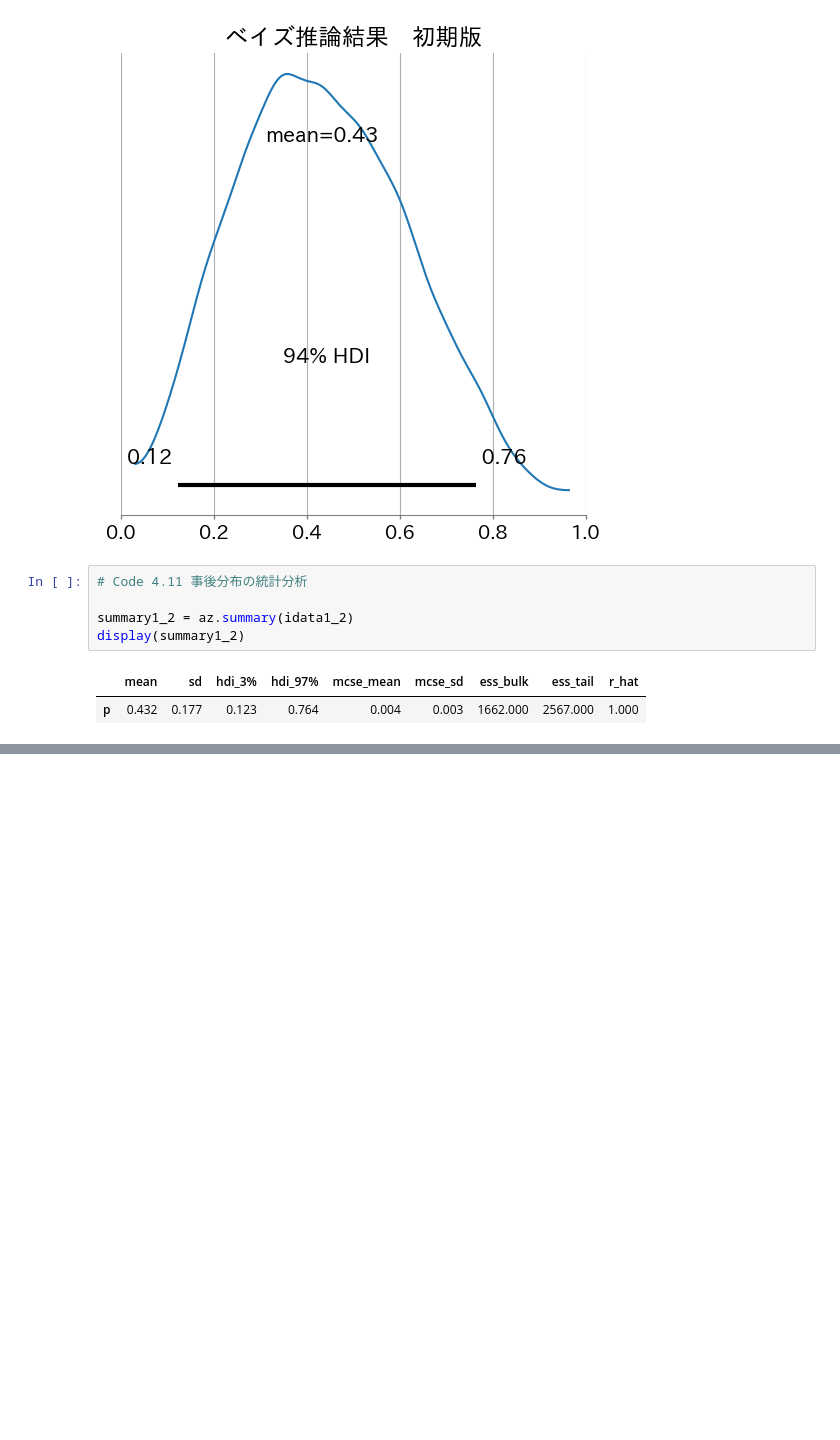
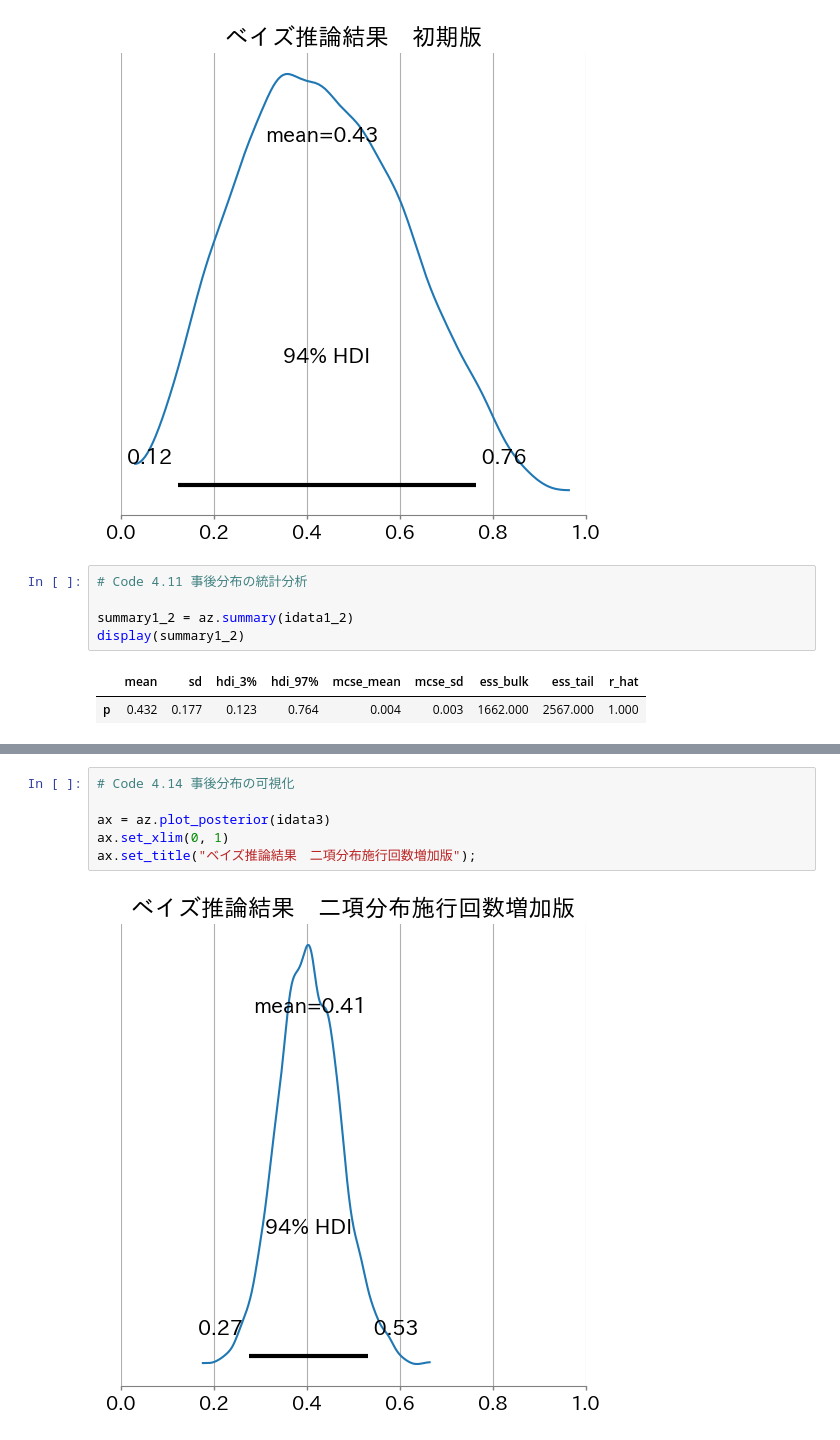
Before and after one commit to Nagayu71/basic-intro-Bayes-infer, a Jupyter notebook: chap4_first_tutorial_bayes_infer.ipynb, the cells around one changed output, grey strips where cells are left out. Cells and saved outputs as stored; diff of their text form; blank space fills up the shorter version.

```diff
--- a/chap4_first_tutorial_bayes_infer.ipynb
+++ b/chap4_first_tutorial_bayes_infer.ipynb
@@ -167,0 +256,8 @@ display(summary1_2)
+# %%
+# Code 4.14 事後分布の可視化
+
+ax = az.plot_posterior(idata3)
+ax.set_xlim(0, 1)
+ax.set_title("ベイズ推論結果　二項分布施行回数増加版");
+# %% [output]
+[figure, added]
```
Also changed, not shown: parts of 17 cells of this notebook.
